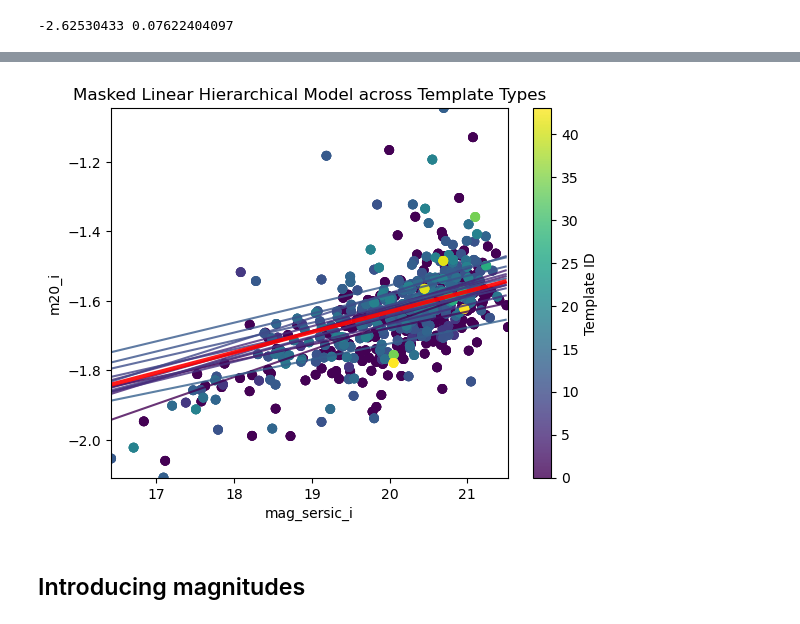
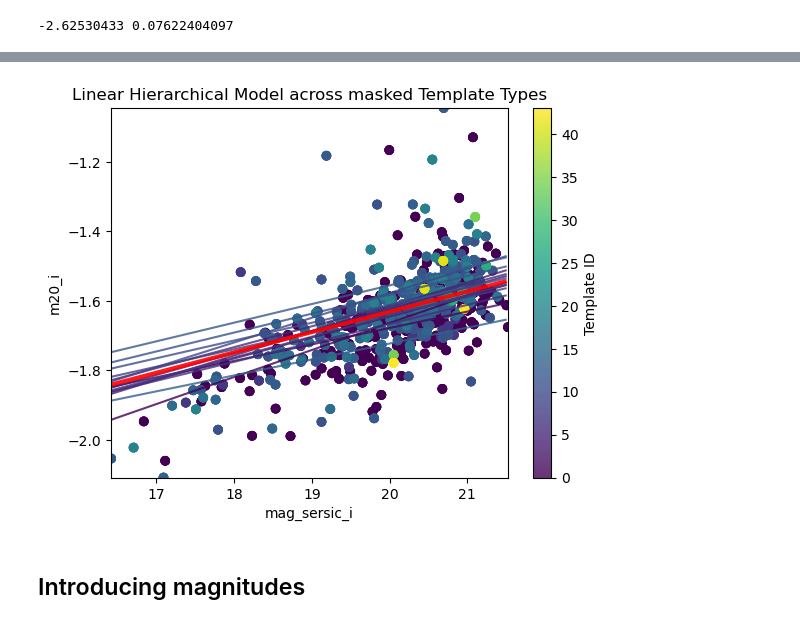
Before and after one commit to bingyanliang/stat-775-final, a Jupyter notebook: hierarchical-regression/regression-model.ipynb, the cells around one changed output, grey strips where cells are left out. Saved outputs shown, nothing was run; the diff lists cells and outputs as text; code cells hidden in the pictures.

```diff
--- a/hierarchical-regression/regression-model.ipynb
+++ b/hierarchical-regression/regression-model.ipynb
@@ -294,24 +297,24 @@ plt.show()
 # %%
 # only plot templates that pass the loss functions
 fig, ax = plt.subplots()
 ln_coll = matplotlib.collections.LineCollection(masked_segs, array=color_map, alpha=0.8, linewidths=1.5)
 global_ln_coll = matplotlib.collections.LineCollection(masked_global_seg, color='red', alpha=0.9, linewidths=3)
 
 ax.set_xlim(np.min(masked_x_data), np.max(masked_x_data))
 ax.set_ylim(np.min(masked_y_data), np.max(masked_y_data))
 ax.set_xlabel(x_label)
 ax.set_ylabel(y_label)
-ax.set_title("Masked Linear Hierarchical Model across Template Types")
+ax.set_title("Linear Hierarchical Model across masked Template Types")
 
 ax.add_collection(ln_coll)
 ax.add_collection(global_ln_coll)
 ax.scatter(masked_x_data, masked_y_data, c=masked_group_id, alpha=0.8)
 
 template_color = fig.colorbar(ln_coll)
 template_color.set_label('Template ID')
 plt.show()
 # %% [output]
-[figure, old version]
+[figure, new version]
 # %% [markdown]
 ## Introducing magnitudes
 # %% [raw]
```
Also changed, not shown: parts of 3 cells of this notebook.
